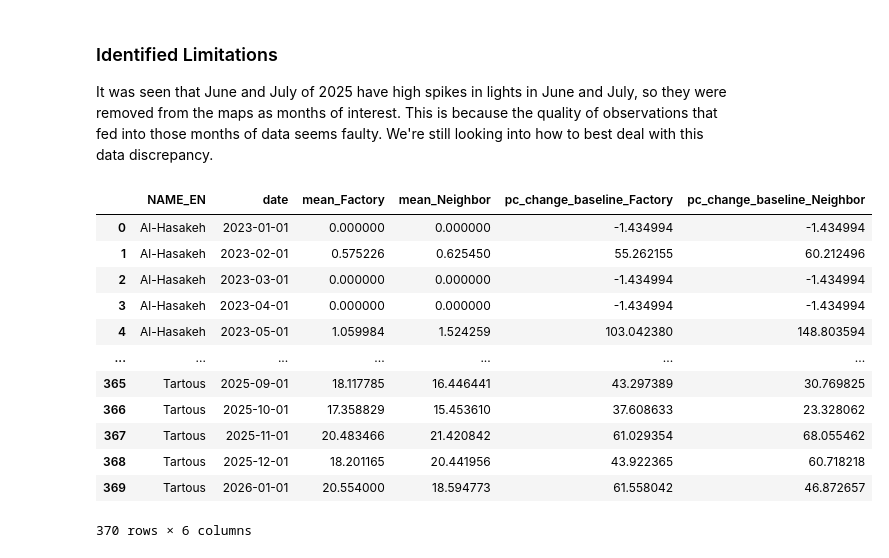
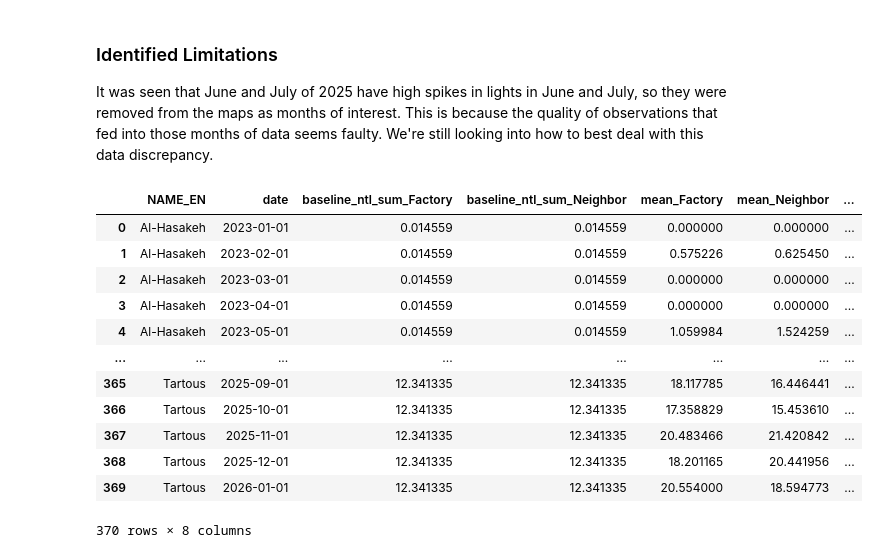
Before and after one commit to datapartnership/syria-economic-monitor, a Jupyter notebook: notebooks/ntl-analysis/ntl-drugs.ipynb, the cells around one changed output. Drawn from its saved outputs; the diff is of its cells as text; code cells hidden in the pictures.

```diff
--- a/notebooks/ntl-analysis/ntl-drugs.ipynb
+++ b/notebooks/ntl-analysis/ntl-drugs.ipynb
@@ -204,5 +239,7 @@ output_skip_if_exists=True)
 # %%
-monthly_drug_5km['ntl_sum'].to_csv('../../data/ntl/monthly_drug_h3_8_sites_only.csv', index=True)
+#monthly_drug_5km.to_csv('../../data/ntl/monthly_drug_h3_8_sites_only.csv', index=True)
+
+monthly_drug_5km = pd.read_csv('../../data/ntl/monthly_drug_h3_8_sites_only.csv')
 # %%
 ntl_drugs = monthly_drug_5km.copy()
 # %%
@@ -359,31 +428,31 @@ baseline_admin = baseline_admin[['mean', 'NAME_EN']].set_index('NAME_EN').to_dic
 ntl_drugs_admin['baseline_ntl_sum'] = ntl_drugs_admin['NAME_EN'].map(baseline_admin)
 ntl_drugs_admin['pc_change_baseline'] = 100*(ntl_drugs_admin['mean'] - ntl_drugs_admin['baseline_ntl_sum'])/(ntl_drugs_admin['baseline_ntl_sum']+1)
 # %%
-ntl_drugs_admin['pc_change_treatment_control'] = ntl_drugs_admin.groupby(['date', 'ADM1_EN'])['pc_change_baseline'].transform(lambda x: (x - x.shift(1)))
+ntl_drugs_admin['pc_change_treatment_control'] = ntl_drugs_admin.groupby(['date', 'NAME_EN'])['pc_change_baseline'].transform(lambda x: (x - x.shift(1)))
 # %%
 pivot_admin = ntl_drugs_admin.pivot_table(
     index=['NAME_EN', 'date'],
     columns='type',
-    values=['mean', 'pc_change_baseline'],
+    values=['mean', 'pc_change_baseline', 'baseline_ntl_sum'],
 ).reset_index()
 
 pivot_admin.columns = ['_'.join(col).strip('_') if col[1] else col[0] for col in pivot_admin.columns]
 pivot_admin.to_csv('../../data/ntl/ntl_drugs_admin_factory_neighbor_pivot.csv', index=False)
 pivot_admin
 # %% [output]
-|  | NAME_EN | date | mean_Factory | mean_Neighbor | pc_change_baseline_Factory | pc_change_baseline_Neighbor |
-| 0 | Al-Hasakeh | 2023-01-01 | 0.000000 | 0.000000 | -1.434994 | -1.434994 |
-| 1 | Al-Hasakeh | 2023-02-01 | 0.575226 | 0.625450 | 55.262155 | 60.212496 |
-| 2 | Al-Hasakeh | 2023-03-01 | 0.000000 | 0.000000 | -1.434994 | -1.434994 |
-| 3 | Al-Hasakeh | 2023-04-01 | 0.000000 | 0.000000 | -1.434994 | -1.434994 |
-| 4 | Al-Hasakeh | 2023-05-01 | 1.059984 | 1.524259 | 103.042380 | 148.803594 |
-| ... | ... | ... | ... | ... | ... | ... |
-| 365 | Tartous | 2025-09-01 | 18.117785 | 16.446441 | 43.297389 | 30.769825 |
-| 366 | Tartous | 2025-10-01 | 17.358829 | 15.453610 | 37.608633 | 23.328062 |
-| 367 | Tartous | 2025-11-01 | 20.483466 | 21.420842 | 61.029354 | 68.055462 |
-| 368 | Tartous | 2025-12-01 | 18.201165 | 20.441956 | 43.922365 | 60.718218 |
-| 369 | Tartous | 2026-01-01 | 20.554000 | 18.594773 | 61.558042 | 46.872657 |
+|  | NAME_EN | date | baseline_ntl_sum_Factory | baseline_ntl_sum_Neighbor | mean_Factory | mean_Neighbor | ... |
+| 0 | Al-Hasakeh | 2023-01-01 | 0.014559 | 0.014559 | 0.000000 | 0.000000 | ... |
+| 1 | Al-Hasakeh | 2023-02-01 | 0.014559 | 0.014559 | 0.575226 | 0.625450 | ... |
+| 2 | Al-Hasakeh | 2023-03-01 | 0.014559 | 0.014559 | 0.000000 | 0.000000 | ... |
+| 3 | Al-Hasakeh | 2023-04-01 | 0.014559 | 0.014559 | 0.000000 | 0.000000 | ... |
+| 4 | Al-Hasakeh | 2023-05-01 | 0.014559 | 0.014559 | 1.059984 | 1.524259 | ... |
+| ... | ... | ... | ... | ... | ... | ... | ... |
+| 365 | Tartous | 2025-09-01 | 12.341335 | 12.341335 | 18.117785 | 16.446441 | ... |
+| 366 | Tartous | 2025-10-01 | 12.341335 | 12.341335 | 17.358829 | 15.453610 | ... |
+| 367 | Tartous | 2025-11-01 | 12.341335 | 12.341335 | 20.483466 | 21.420842 | ... |
+| 368 | Tartous | 2025-12-01 | 12.341335 | 12.341335 | 18.201165 | 20.441956 | ... |
+| 369 | Tartous | 2026-01-01 | 12.341335 | 12.341335 | 20.554000 | 18.594773 | ... |
-370 rows × 6 columns
+370 rows × 8 columns
 # %%
 import altair as alt
 import pandas as pd
```
Also changed, not shown: parts of 7 cells of this notebook.
